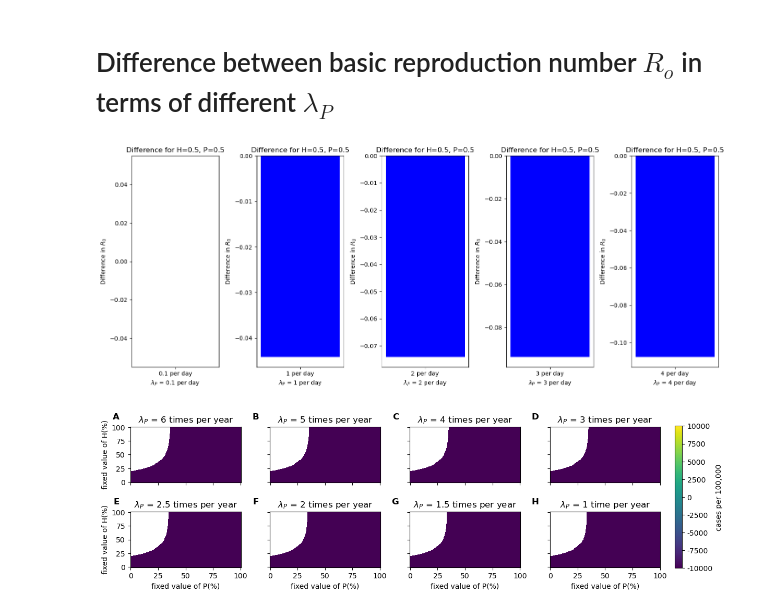
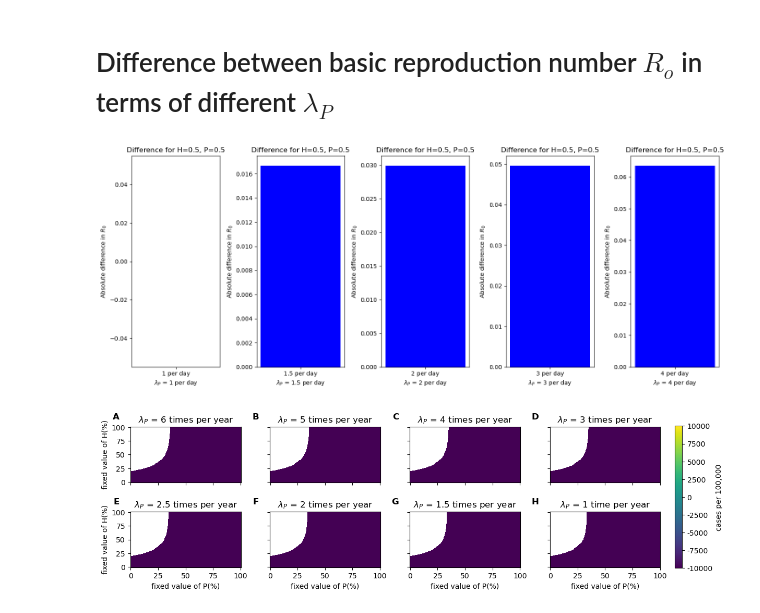
Before and after one commit to Priesemann-Group/testing-paradox-HIV-STI, a Jupyter notebook: notebooks/BifurcationAnalysis/NotebookForPrEP.ipynb, the cells around one changed output. Drawn from its saved outputs; the diff is of its cells as text; code cells hidden in the pictures.

```diff
--- a/notebooks/BifurcationAnalysis/NotebookForPrEP.ipynb
+++ b/notebooks/BifurcationAnalysis/NotebookForPrEP.ipynb
@@ -308,16 +308,16 @@ Ps = np.linspace(0, 1.0, 201)
 
 # Define different values for lambda_P
 lambda_P_values = [
-    0.1 / 360.0,
     1 / 360.0,
+    1.5 / 360.0,
     2 / 360.0,
     3 / 360.0,
     4 / 360.0
 ]
 
 lambda_P_labels = [
-    "0.1 per day",
     "1 per day",
+    "1.5 per day",
     "2 per day",
     "3 per day",
     "4 per day"
@@ -328,36 +328,36 @@ Ro_results = {}
 for lambda_P in lambda_P_values:
     Ro_values = np.zeros((len(Hs), len(Ps)))
     for i, H in enumerate(Hs):
         for j, P in enumerate(Ps):
             Ro_values[i, j] = Ro(H, P, lambda_P)
     Ro_results[lambda_P] = Ro_values
 
 # Select a specific (H, P) to calculate differences
 specific_H = 0.5
 specific_P = 0.5
 # Find the indices for specific H and P
 H_index = np.argmin(np.abs(Hs - specific_H))
 P_index = np.argmin(np.abs(Ps - specific_P))
 
 # Calculate Ro for the specific (H, P) and compute differences
 Ro_specific = {lambda_P: Ro_results[lambda_P][H_index, P_index] for lambda_P in lambda_P_values}
-Ro_diff = np.array([Ro_specific[lambda_P] for lambda_P in lambda_P_values]) - Ro_specific[lambda_P_values[0]]
+Ro_diff = abs(np.array([Ro_specific[lambda_P] for lambda_P in lambda_P_values]) - Ro_specific[lambda_P_values[0]])
 
 # Plotting
 fig, axes = plt.subplots(1, len(lambda_P_values), figsize=(15, 6), constrained_layout=True)
 
 for idx, lambda_P in enumerate(lambda_P_values):
     ax = axes[idx]
     diff = Ro_diff[idx]
     ax.bar(lambda_P_labels[idx], diff, color='b')
     ax.set_title(f'Difference for H={specific_H}, P={specific_P}')
     ax.set_xlabel(f'$\lambda_P$ = {lambda_P_labels[idx]}')
-    ax.set_ylabel('Difference in $R_0$')
+    ax.set_ylabel('Absolute difference in $R_0$')
 
 plt.tight_layout()
 plt.show()
 # %% [output]
-[figure, old version]
+[figure, new version]
 # %%
 # Define the equation for I^{s}_{STI}
 def I_star_symptomatic(H, P, lam_P, beta_HIV=args["beta_HIV"], mu=args["mu"], gamma=args["gamma_STI"], C=args["c"], psi=args["asymptomatic"], tgamma=args["gammaT_STI"]):
```
Also changed, not shown: 1 other file.
